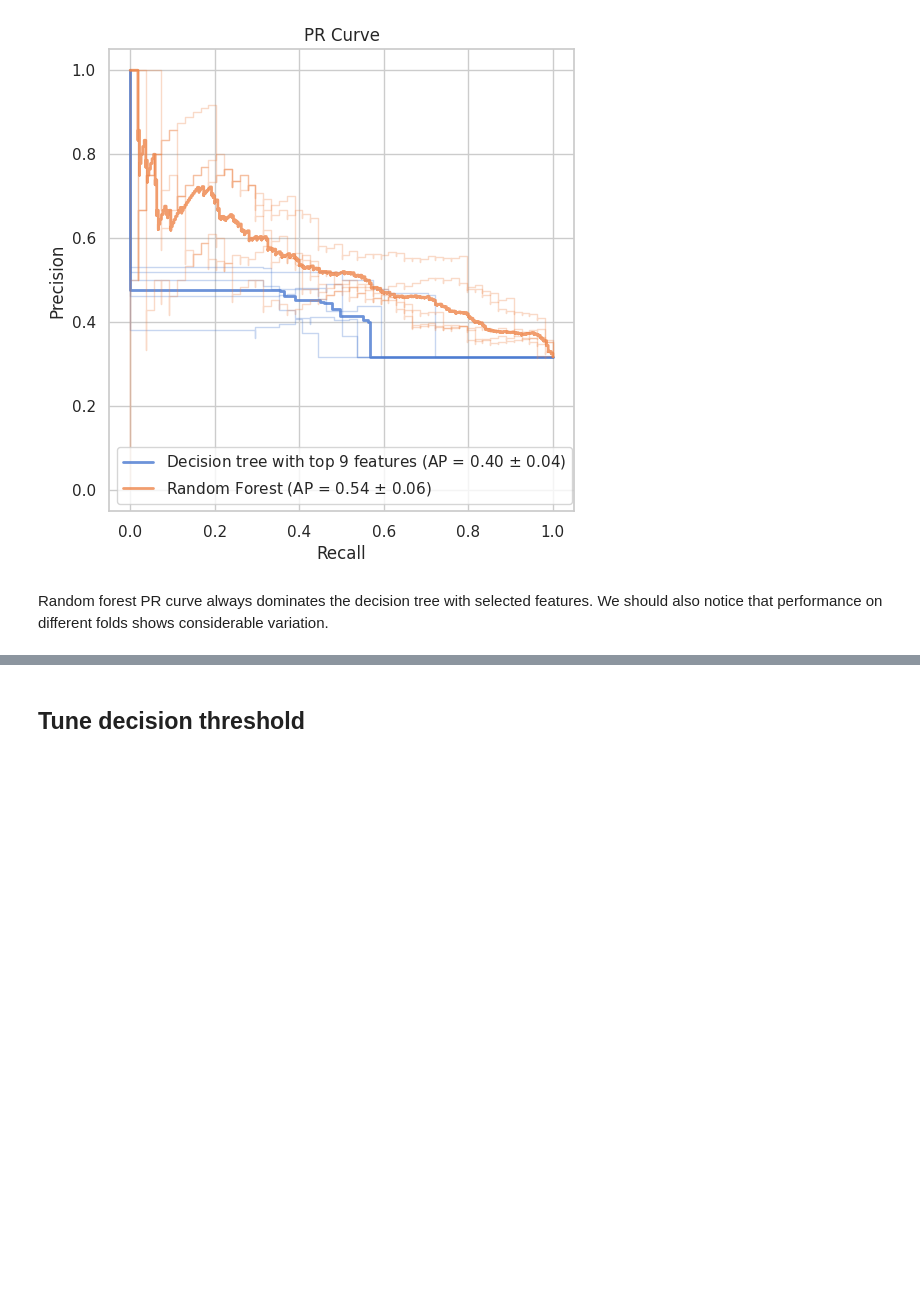
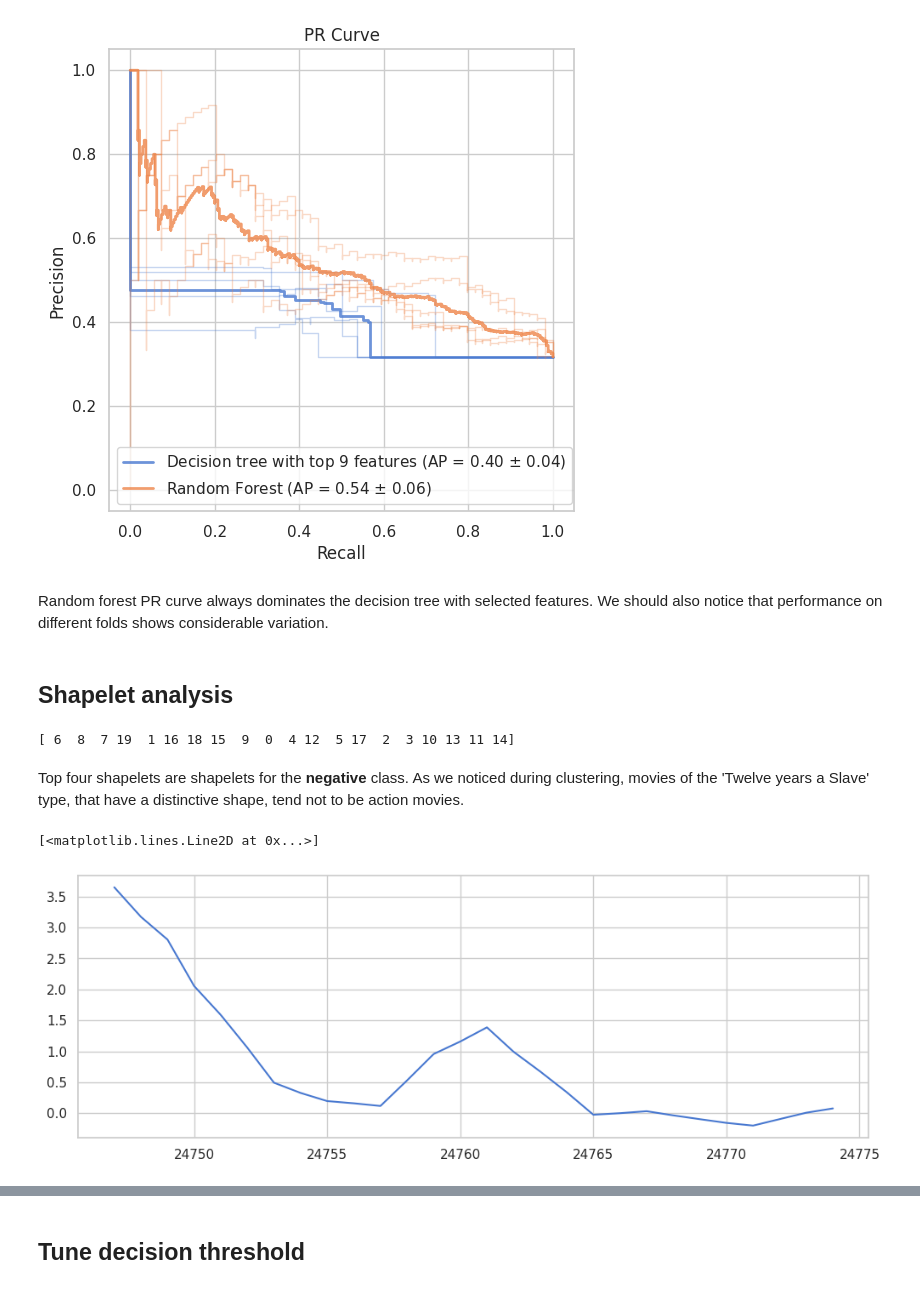
Before and after one commit to g-fabiani4-unipi/dm2_project, a Jupyter notebook: src/time_series/shapelets_matrix_profile.ipynb, the cells around one changed output, grey strips where cells are left out. Drawn from its saved outputs; the diff is of its cells as text; code cells hidden in the pictures; blank space fills up the shorter version.

```diff
--- a/src/time_series/shapelets_matrix_profile.ipynb
+++ b/src/time_series/shapelets_matrix_profile.ipynb
@@ -296,3 +296,17 @@ plt.show()
 [figure]
 # %% [markdown]
 Random forest PR curve always dominates the decision tree with selected features. We should also notice that performance on different folds shows considerable variation.
+# %% [markdown]
+## Shapelet analysis
+# %%
+rf.fit(train_X_sh, train_y)
+print(rf.feature_importances_.argsort())
+# %% [output]
+[ 6  8  7 19  1 16 18 15  9  0  4 12  5 17  2  3 10 13 11 14]
+# %% [markdown]
+Top four shapelets are shapelets for the **negative** class. As we noticed during clustering, movies of the 'Twelve years a Slave' type, that have a distinctive shape, tend not to be action movies.
+# %%
+plt.plot(shapelets[14])
+# %% [output]
+[<matplotlib.lines.Line2D at 0x...>]
+[figure, added]
```
Also changed, not shown: parts of 2 cells of this notebook, 4 other files.
